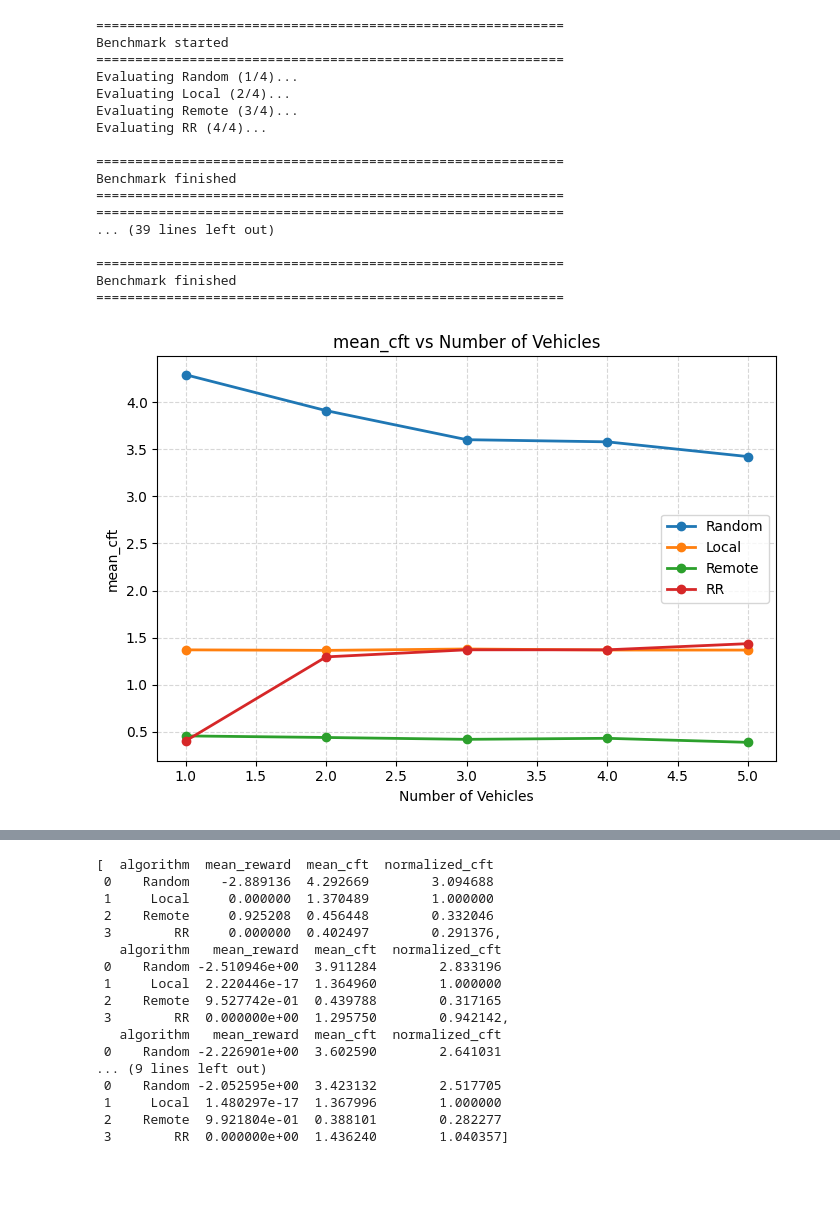
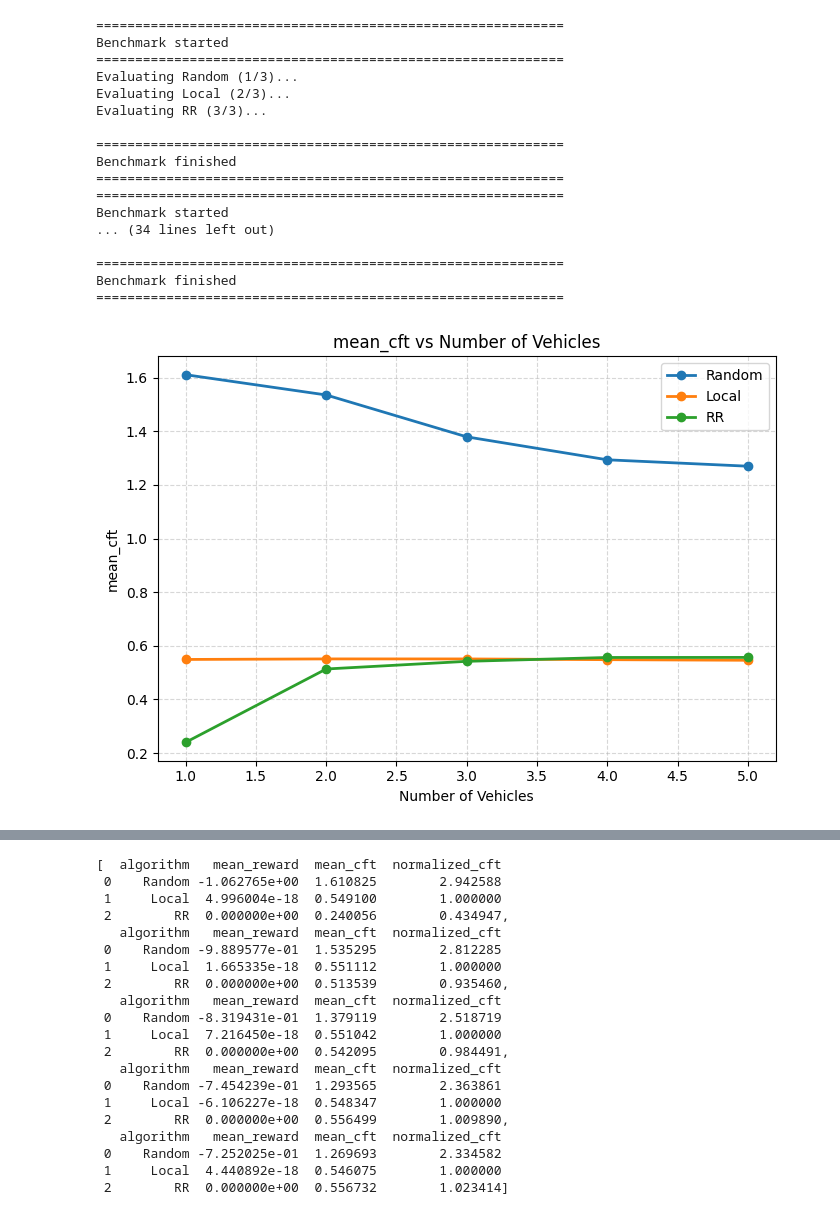
Before and after one commit to JavadiSM/paper-replication, a Jupyter notebook: 10.1109/experiments.ipynb, the cells around one changed output, grey strips where cells are left out. Saved outputs shown, nothing was run; the diff lists cells and outputs as text; code cells hidden in the pictures; blank space fills up the shorter version.

```diff
--- a/10.1109/experiments.ipynb
+++ b/10.1109/experiments.ipynb
@@ -455,7 +455,7 @@ def evaluate_all_algorithms(
     algorithms = [
         ("Random", Random, "heuristic"),
         ("Local", Local, "heuristic"),
-        ("Remote", Remote, "heuristic"),
+        # ("Remote", Remote, "heuristic"),
         # ("Greedy", Greedy, "heuristic"),
         ("RR", RoundRobinEvaluator, "rr"),
     ]
@@ -593,7 +593,7 @@ for ve in ve_list:
         num_nodes=10,
         max_steps=15_000,
         num_learn=15_000,
-        num_eval_episodes=20,
+        num_eval_episodes=1000,
         experiment=True
     )
     dfs.append(df)
@@ -714,38 +710,38 @@ dfs = []
 
 for ves in ves_list:
     df = evaluate_all_algorithms(
         num_ve=8,
         num_ves=ves,
-        num_nodes=25,
+        num_nodes=10,
         max_steps=20_000,
         num_learn=20_000,
-        num_eval_episodes=30,
+        num_eval_episodes=100,
         experiment=True
     )
     dfs.append(df)
 
 plot_benchmark_sweep(
     dfs=dfs,
     x_values=ves_list,
     x_label="Number of Vehicles"
 )
 dfs
 # %% [output]
 ============================================================
 Benchmark started
 ============================================================
-Evaluating Random (1/4)...
-Evaluating Local (2/4)...
-Evaluating Remote (3/4)...
-Evaluating RR (4/4)...
+Evaluating Random (1/3)...
+Evaluating Local (2/3)...
+Evaluating RR (3/3)...
 
 ============================================================
 Benchmark finished
 ============================================================
 ============================================================
-... (39 lines left out)
+Benchmark started
+... (34 lines left out)
 
 ============================================================
 Benchmark finished
 ============================================================
-[figure, old version]
+[figure, new version]
@@ -753,17 +749,20 @@ Benchmark finished
-[  algorithm  mean_reward  mean_cft  normalized_cft
- 0    Random    -2.889136  4.292669        3.094688
- 1     Local     0.000000  1.370489        1.000000
- 2    Remote     0.925208  0.456448        0.332046
- 3        RR     0.000000  0.402497        0.291376,
+[  algorithm   mean_reward  mean_cft  normalized_cft
+ 0    Random -1.062765e+00  1.610825        2.942588
+ 1     Local  4.996004e-18  0.549100        1.000000
+ 2        RR  0.000000e+00  0.240056        0.434947,
    algorithm   mean_reward  mean_cft  normalized_cft
- 0    Random -2.510946e+00  3.911284        2.833196
- 1     Local  2.220446e-17  1.364960        1.000000
- 2    Remote  9.527742e-01  0.439788        0.317165
- 3        RR  0.000000e+00  1.295750        0.942142,
+ 0    Random -9.889577e-01  1.535295        2.812285
+ 1     Local  1.665335e-18  0.551112        1.000000
+ 2        RR  0.000000e+00  0.513539        0.935460,
    algorithm   mean_reward  mean_cft  normalized_cft
- 0    Random -2.226901e+00  3.602590        2.641031
-... (9 lines left out)
- 0    Random -2.052595e+00  3.423132        2.517705
- 1     Local  1.480297e-17  1.367996        1.000000
- 2    Remote  9.921804e-01  0.388101        0.282277
- 3        RR  0.000000e+00  1.436240        1.040357]
+ 0    Random -8.319431e-01  1.379119        2.518719
+ 1     Local  7.216450e-18  0.551042        1.000000
+ 2        RR  0.000000e+00  0.542095        0.984491,
+   algorithm   mean_reward  mean_cft  normalized_cft
+ 0    Random -7.454239e-01  1.293565        2.363861
+ 1     Local -6.106227e-18  0.548347        1.000000
+ 2        RR  0.000000e+00  0.556499        1.009890,
+   algorithm   mean_reward  mean_cft  normalized_cft
+ 0    Random -7.252025e-01  1.269693        2.334582
+ 1     Local  4.440892e-18  0.546075        1.000000
+ 2        RR  0.000000e+00  0.556732        1.023414]
```
Also changed, not shown: parts of 2 cells of this notebook, 15 other files.
